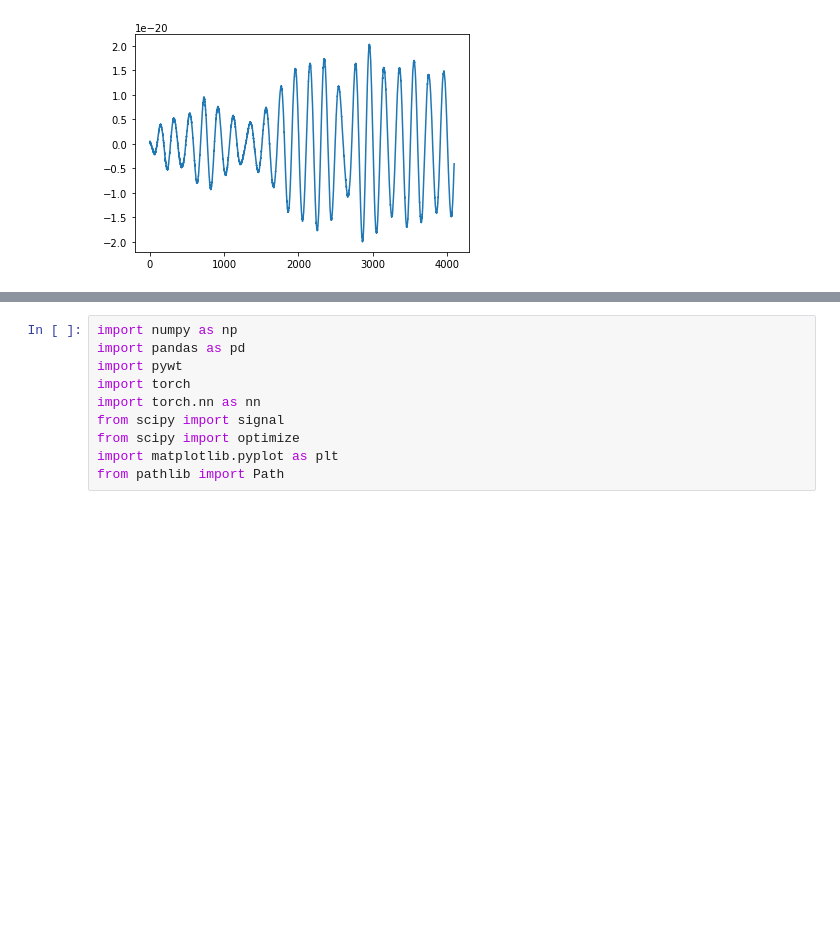
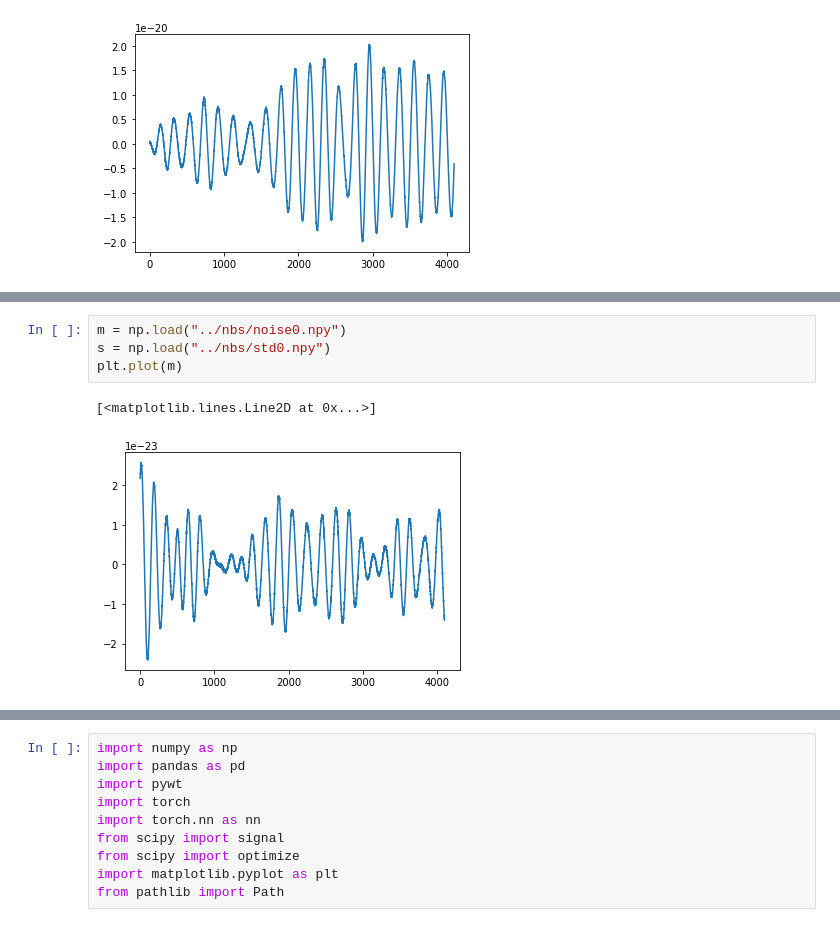
Before and after one commit to hamishdickson/g2net, a Jupyter notebook: nbs/eda.ipynb, the cells around one changed output, grey strips where cells are left out. Drawn from its saved outputs; the diff is of its cells as text; blank space fills up the shorter version.

```diff
--- a/nbs/eda.ipynb
+++ b/nbs/eda.ipynb
@@ -99,0 +109,7 @@ torch.Size([1, 57, 257])
+# %%
+m = np.load("../nbs/noise0.npy")
+s = np.load("../nbs/std0.npy")
+plt.plot(m)
+# %% [output]
+[<matplotlib.lines.Line2D at 0x...>]
+[figure, added]
```
Also changed, not shown: parts of 27 cells of this notebook, 17 other files.
